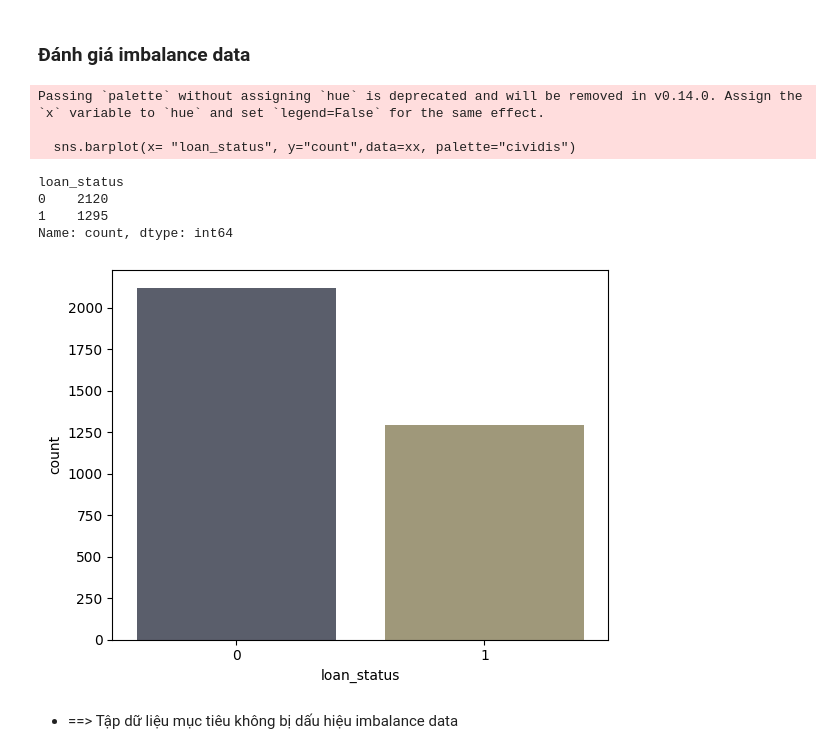
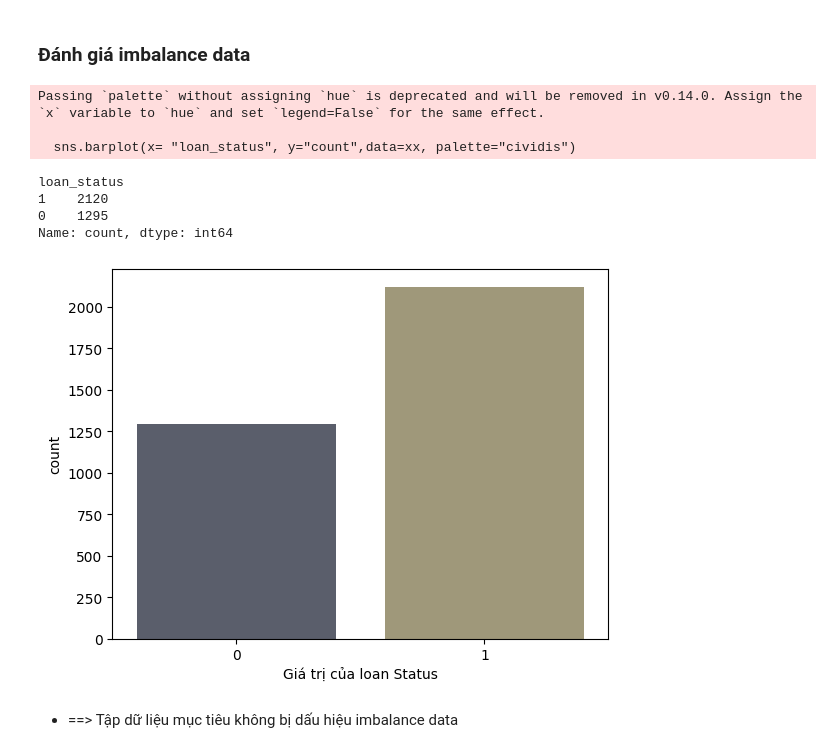
Before and after one commit to Thanhan-286/Loan_approved_prediction, a Jupyter notebook: notebook/eda-lr-dt-rf-svm-knn-xgboost-accuracy-98.ipynb, the cells around one changed output. Drawn from its saved outputs; the diff is of its cells as text; code cells hidden in the pictures.

```diff
--- a/notebook/eda-lr-dt-rf-svm-knn-xgboost-accuracy-98.ipynb
+++ b/notebook/eda-lr-dt-rf-svm-knn-xgboost-accuracy-98.ipynb
@@ -89,3 +106,5 @@ Index(['no_of_dependents', 'education', 'self_employed', 'income_annum',
+# %%
+df = df.applymap(lambda x: x.strip() if isinstance(x,str) else x)
 # %% [markdown]
 * Xóa khoảng trắng tại mỗi tên cột
 # %%
@@ -275,18 +411,18 @@ x_train, x_test, y_train, y_test = train_test_split(x, y, test_size=0.2, random_
 # %%
 
 xx = y_train.value_counts().reset_index()
 sns.barplot(x= "loan_status", y="count",data=xx, palette="cividis")
-
+plt.xlabel('Giá trị của loan Status')
 y_train.value_counts()
 # %% [output]
 Passing `palette` without assigning `hue` is deprecated and will be removed in v0.14.0. Assign the `x` variable to `hue` and set `legend=False` for the same effect.
 
   sns.barplot(x= "loan_status", y="count",data=xx, palette="cividis")
 loan_status
-0    2120
-1    1295
+1    2120
+0    1295
 Name: count, dtype: int64
-[figure, old version]
+[figure, new version]
 # %% [markdown]
 * ==> Tập dữ liệu mục tiêu không bị dấu hiệu imbalance data
 # %%
```
Also changed, not shown: parts of 24 cells of this notebook, 5 other files.
